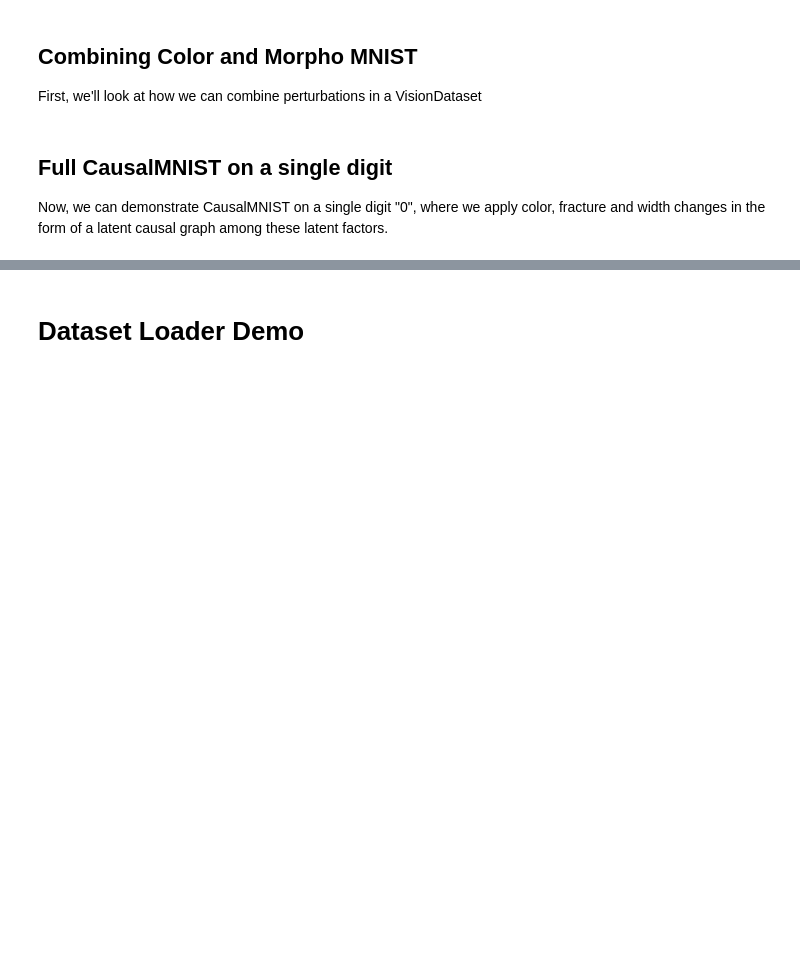
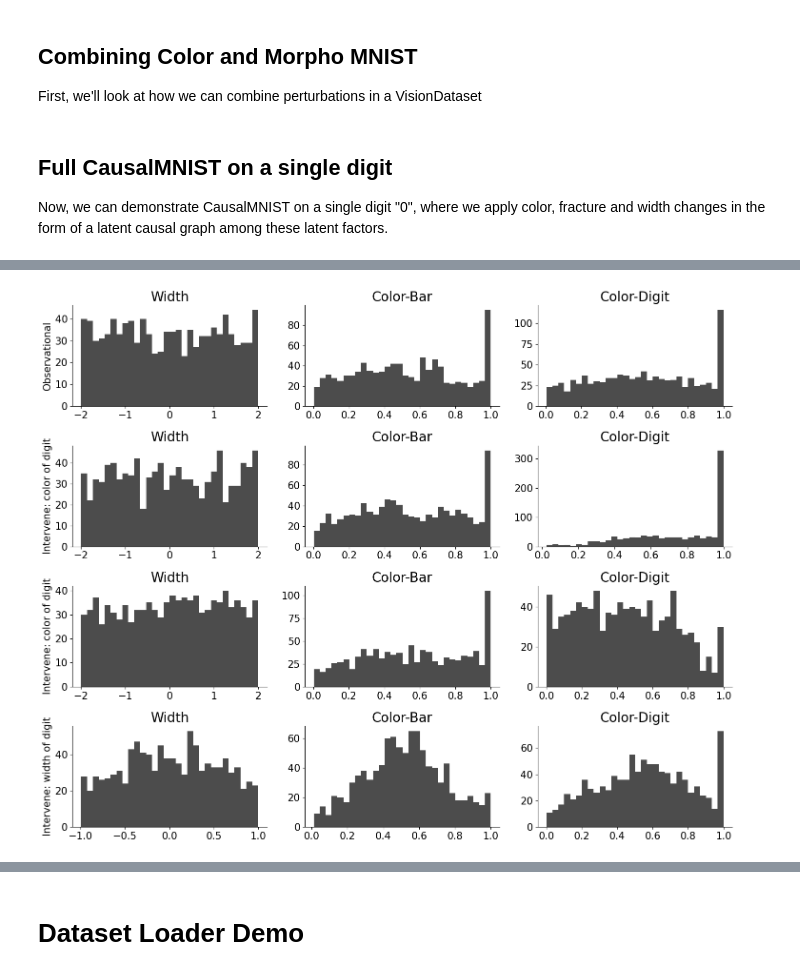
Before and after one commit to tree1111/CDRL, a Jupyter notebook: notebooks/Dataset Generation.ipynb, the cells around one changed output, grey strips where cells are left out. Cells and saved outputs as stored; diff of their text form; code cells hidden in the pictures; blank space fills up the shorter version.

```diff
--- a/notebooks/Dataset Generation.ipynb
+++ b/notebooks/Dataset Generation.ipynb
@@ -445,0 +531,98 @@ def add_bar(bar_params, mnist):
+# %%
+import numpy as np
+import torch
+from scipy.stats import truncnorm
+
+# Number of samples
+n_samples = 1000
+
+
+def truncated_normal(mean, std, lower, upper, size):
+    return truncnorm(
+        (lower - mean) / std, (upper - mean) / std, loc=mean, scale=std
+    ).rvs(size)
+
+
+def post_process_color_digit(color_digit):
+    zero_indices = color_digit == 0
+    color_digit[zero_indices] = np.random.uniform(0, 1, zero_indices.sum())
+    return color_digit
+
+
+def bar_scm(n_samples, intervention_idx, label):
+    meta_labels = dict()
+
+    # Truncated normal distribution parameters
+    mu_cd, sigma_cd = 0, 0.2
+    mu_cb, sigma_cb = 0, 0.2
+    width_lim = [-2, 2]
+    width = np.random.uniform(*width_lim, n_samples)
+
+    if intervention_idx == 0:
+        mu_cd, sigma_cd = 0, 0.2
+    elif intervention_idx == 1:
+        mu_cd, sigma_cd = 0.3, 0.2
+    elif intervention_idx == 2:
+        mu_cd, sigma_cd = -0.3, 0.2
+    elif intervention_idx == 3:
+        width_lim = [-1, 1]
+        width = truncated_normal(0, 1, *width_lim, n_samples)
+
+    # sample exogenous noise for color of digit and color of bar
+    noise_cd = truncated_normal(mu_cd, sigma_cd, -0.5, 0.5, n_samples)
+    noise_cb = truncated_normal(mu_cb, sigma_cb, -0.5, 0.5, n_samples)
+
+    # Generate samples for observational setting
+    color_bar = np.clip((width + 2) / 4 + noise_cb, 0, 1)
+    color_bar = post_process_color_digit(color_bar)
+    color_digit = np.clip(color_bar + noise_cd, 0, 1)
+    color_digit = post_process_color_digit(color_digit)
+
+    width = torch.Tensor(width)
+    color_digit = torch.Tensor(color_digit)
+    color_bar = torch.Tensor(color_bar)
+
+    meta_labels["width"] = width.to(torch.float32)
+    meta_labels["color_digit"] = color_digit.to(torch.float32)
+    meta_labels["color_bar"] = color_bar.to(torch.float32)
+    meta_labels["label"] = [label] * n_samples
+    # add intervention targets
+    if intervention_idx is None or intervention_idx == 0:
+        meta_labels["intervention_targets"] = [[0, 0, 0]] * n_samples
+    elif intervention_idx in [1, 2]:
+        # intervene and change the distribution of the color-digit
+        meta_labels["intervention_targets"] = [[0, 0, 1]] * n_samples
+    elif intervention_idx in [3]:
+        # intervene and change the distribution of the digit width
+        meta_labels["intervention_targets"] = [[1, 0, 0]] * n_samples
+    return meta_labels, width, color_bar, color_digit
+
+
+# Plotting the distributions
+fig, axes = plt.subplots(4, 3, figsize=(15, 12), sharex=False, sharey=False)
+
+for idx in range(4):
+    meta_labels, width, color_bar, color_digit = bar_scm(
+        n_samples=1000, intervention_idx=idx, label=0
+    )
+    if idx == 0:
+        setting = "Observational"
+    elif idx == 1:
+        setting = "Intervene: color of digit"
+    elif idx == 2:
+        setting = "Intervene: color of digit"
+    elif idx == 3:
+        setting = "Intervene: width of digit"
+    axes[idx, 0].set_ylabel(f"{setting}")
+
+    axes[idx, 0].hist(width, bins=30, color="black", alpha=0.7)
+    axes[idx, 0].set_title(f"Width")
+    axes[idx, 1].hist(color_bar, bins=30, color="black", alpha=0.7)
+    axes[idx, 1].set_title(f"Color-Bar")
+    axes[idx, 2].hist(color_digit, bins=30, color="black", alpha=0.7)
+    axes[idx, 2].set_title(f"Color-Digit")
+
+plt.tight_layout()
+plt.show()
+# %% [output]
+[figure, added]
```
Also changed, not shown: parts of 9 cells of this notebook, 3 other files.
